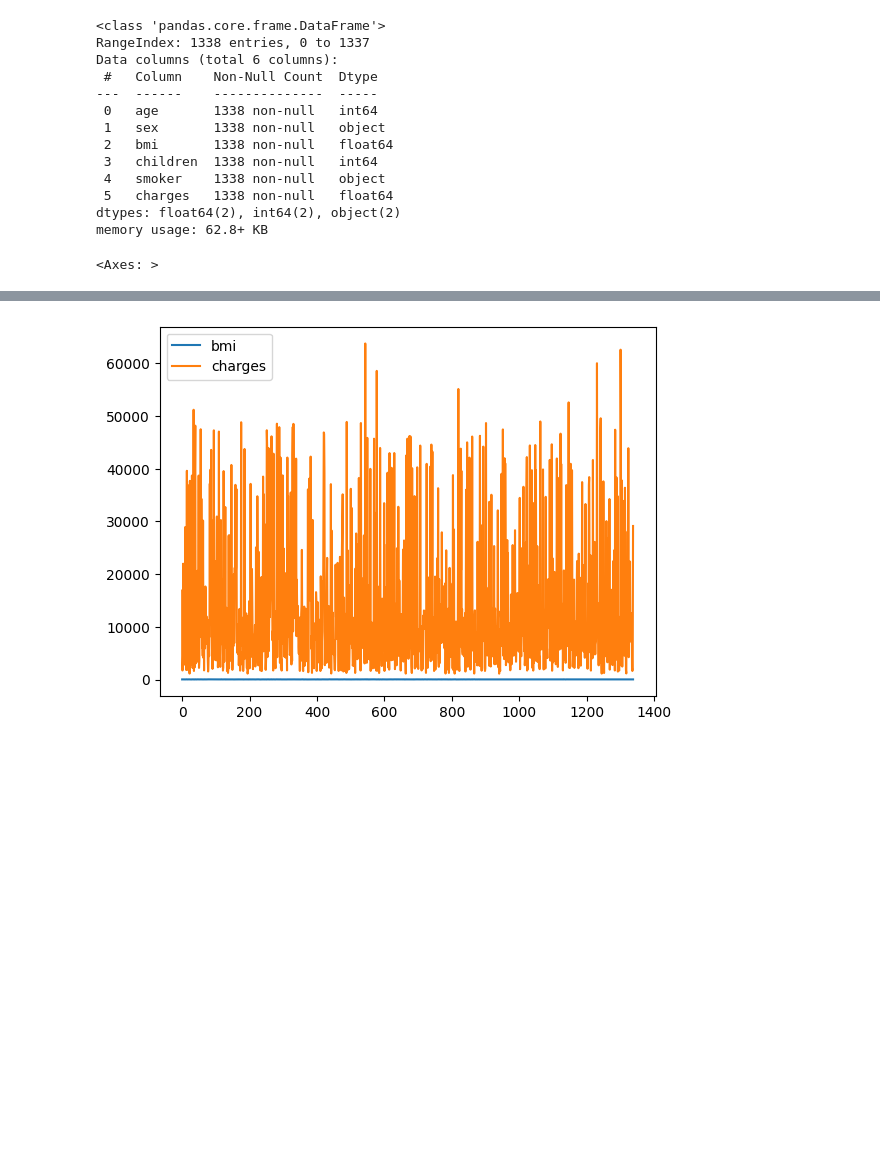
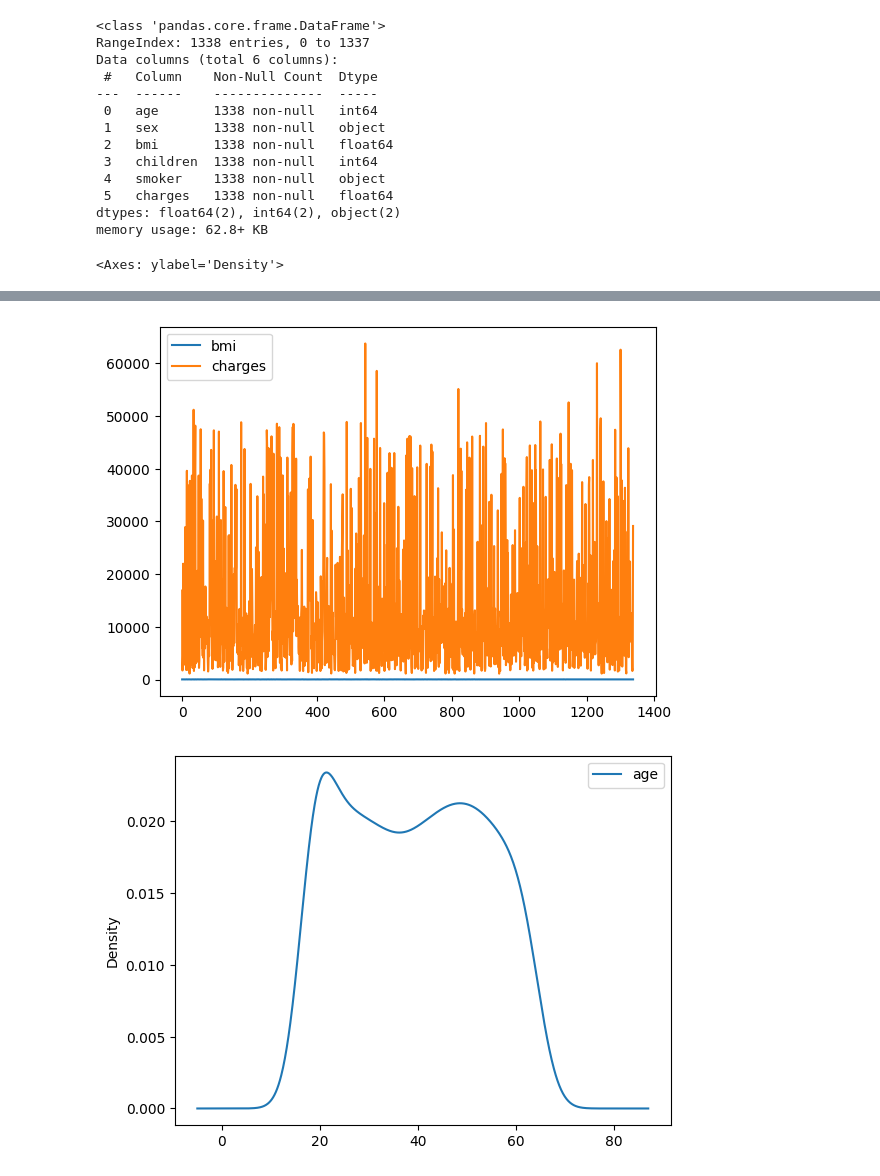
Before and after one commit to AbhinavSinghKuriya/Datasheet1, a Jupyter notebook: MLproject1.ipynb, the cells around one changed output, grey strips where cells are left out. Saved outputs shown, nothing was run; the diff lists cells and outputs as text; code cells hidden in the pictures; blank space fills up the shorter version.

```diff
--- a/MLproject1.ipynb
+++ b/MLproject1.ipynb
@@ -85,8 +93,13 @@ memory usage: 62.8+ KB
 # %%
 a = [df.age,df.bmi,df.children]
 sns.boxplot(a)
 df.plot(y=['bmi','charges'], kind='line')
+df.plot(y=['age'], kind='kde')
+df.plot(y=['bmi'], kind='kde')
+df.plot(y=['children'], kind='kde')
+df.plot(y=['charges'], kind='kde')
 # %% [output]
-<Axes: >
+<Axes: ylabel='Density'>
 [figure]
 [figure]
+[figure, added]
```
Also changed, not shown: parts of 10 cells of this notebook.
